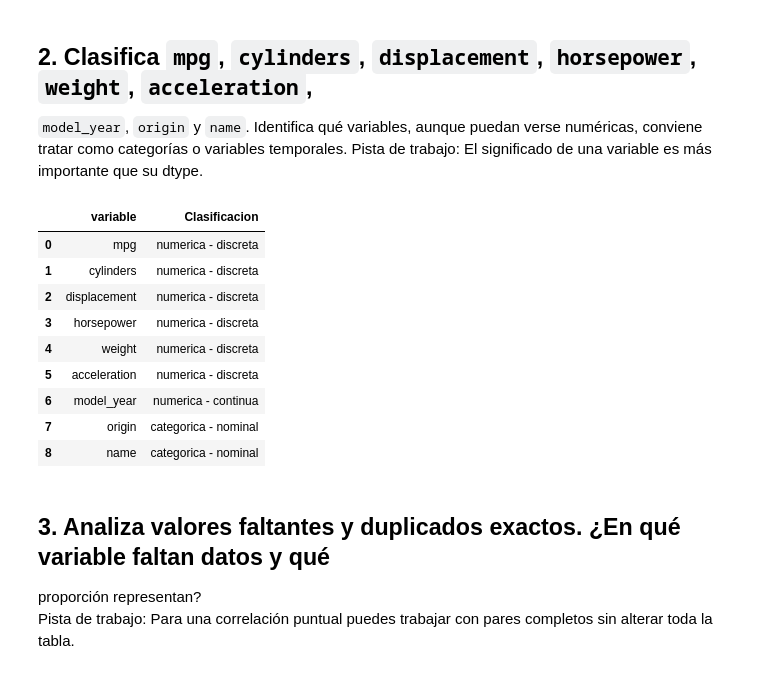
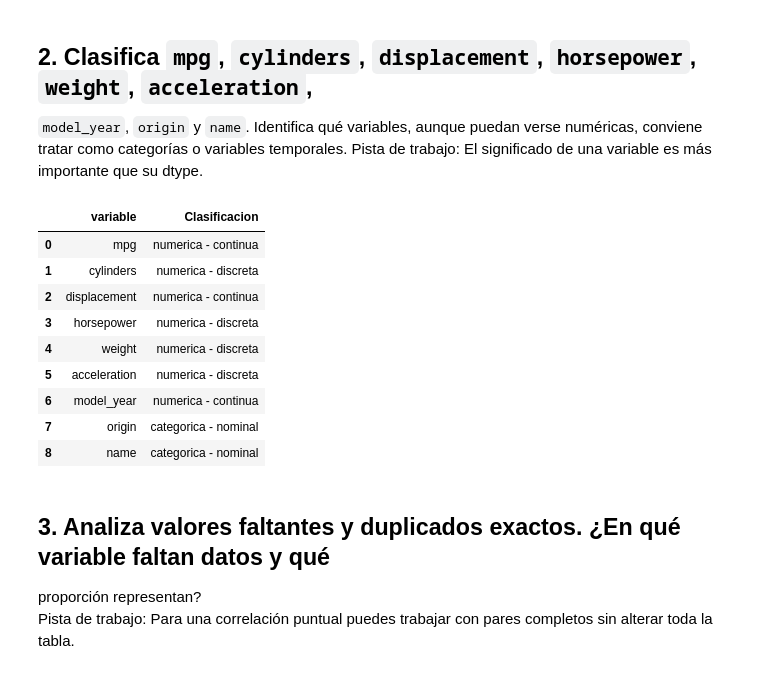
Before and after one commit to JoseOcsa/DataScience, a Jupyter notebook: Entregable_EDA_2.ipynb, the cells around one changed output. Cells and saved outputs as stored; diff of their text form; code cells hidden in the pictures.

```diff
--- a/Entregable_EDA_2.ipynb
+++ b/Entregable_EDA_2.ipynb
@@ -66,24 +66,24 @@ Pista de trabajo: El significado de una variable es más importante que su dtype
 # %%
 import pandas as pd
 clasificacion_de_variables=pd.DataFrame({"variable":
                                          [ "mpg", "cylinders", "displacement", "horsepower", "weight", "acceleration", "model_year", "origin", "name"],
                                          "Clasificacion":
-                                         ["numerica - discreta",
+                                         ["numerica - continua",
                                           "numerica - discreta",
-                                          "numerica - discreta",
+                                          "numerica - continua",
                                           "numerica   - discreta",
                                           "numerica - discreta",
                                           "numerica - discreta",
                                           "numerica - continua",
                                           "categorica - nominal",
                                           "categorica - nominal"]
                                          })
 clasificacion_de_variables
 # %% [output]
 |  | variable | Clasificacion |
-| 0 | mpg | numerica - discreta |
+| 0 | mpg | numerica - continua |
 | 1 | cylinders | numerica - discreta |
-| 2 | displacement | numerica - discreta |
+| 2 | displacement | numerica - continua |
 | 3 | horsepower | numerica - discreta |
 | 4 | weight | numerica - discreta |
 | 5 | acceleration | numerica - discreta |
```
Also changed, not shown: parts of 38 cells of this notebook, 1 other file.
